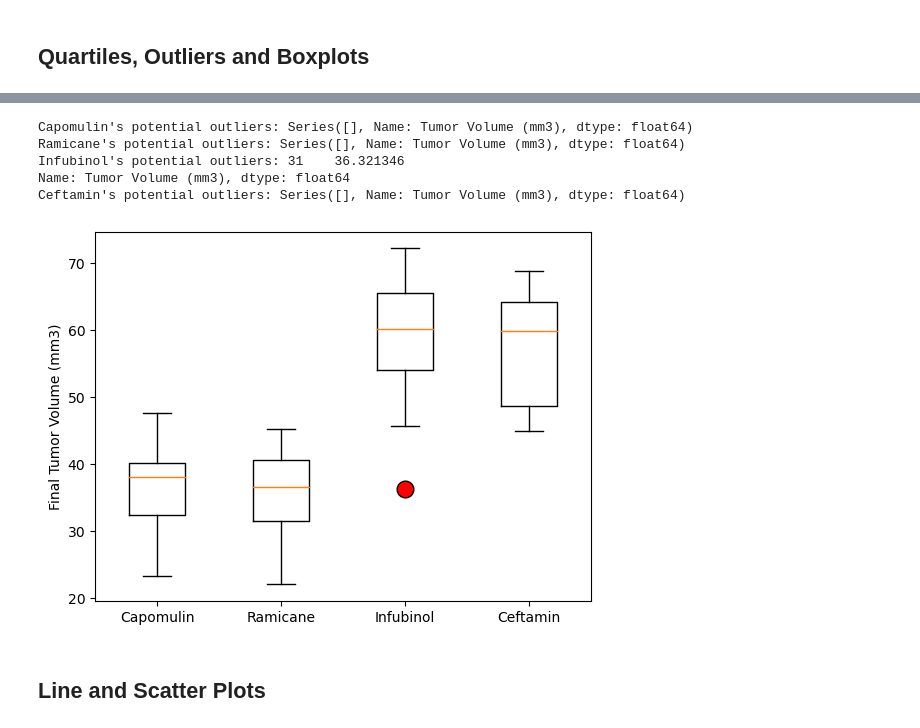
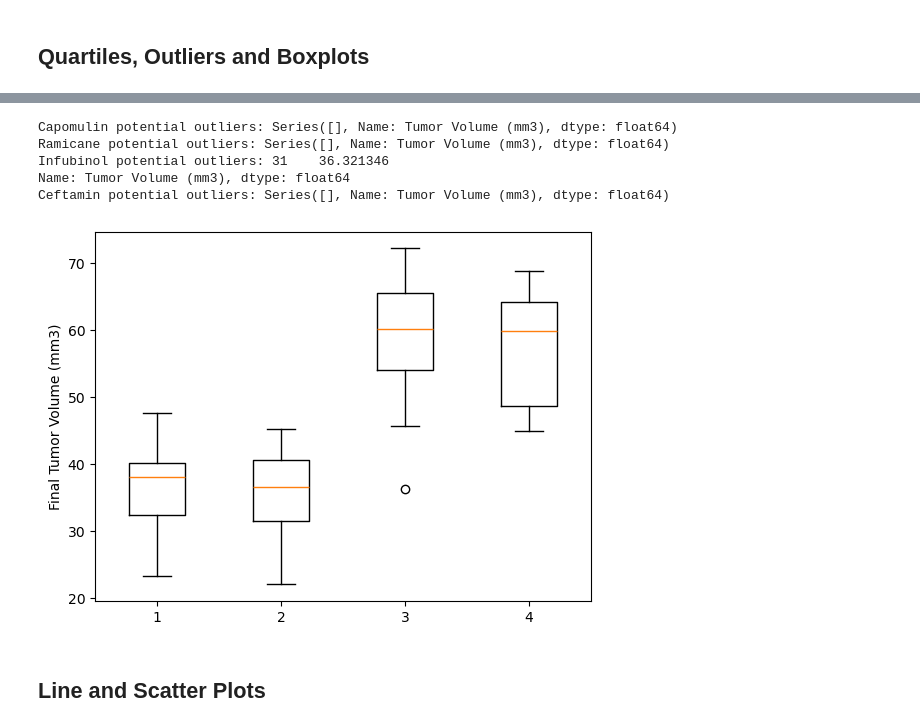
Before and after one commit to fincherc/fincherc-pymaceuticals, a Jupyter notebook: Pymaceuticals/fincherc_pymaceuticals.ipynb, the cells around one changed output, grey strips where cells are left out. Cells and saved outputs as stored; diff of their text form; code cells hidden in the pictures.

Commit message:
box plot

```diff
--- a/Pymaceuticals/fincherc_pymaceuticals.ipynb
+++ b/Pymaceuticals/fincherc_pymaceuticals.ipynb
@@ -199,6 +199,12 @@ plt.show()
 # Capomulin, Ramicane, Infubinol, and Ceftamin
 
 # Start by getting the last (greatest) timepoint for each mouse
+max_mouse_timepoint = updated_mouse_df.groupby("Mouse ID")["Timepoint"].max()
+max_mouse_timepoint = max_mouse_timepoint.reset_index()
+max_mouse_timepoint.columns = ["Mouse ID", "Timepoint"]
+
 
 
 # Merge this group df with the original DataFrame to get the tumor volume at the last timepoint
+greatest_timepoint_mouse_df = pd.merge(max_mouse_timepoint, updated_mouse_df, on=["Mouse ID", "Timepoint"], how="left" )
+greatest_timepoint_mouse_df
@@ -205,30 +225,47 @@ plt.show()
 # %%
 # Put treatments into a list for for loop (and later for plot labels)
-
+treatments = ["Capomulin", "Ramicane", "Infubinol", "Ceftamin"]
 
 # Create empty list to fill with tumor vol data (for plotting)
-
+tumor_vol_data = []
 
 # Calculate the IQR and quantitatively determine if there are any potential outliers.
+for treatment in treatments:
+    subset = greatest_timepoint_mouse_df[greatest_timepoint_mouse_df['Drug Regimen'] == treatment]['Tumor Volume (mm3)']
 
+    quartiles = subset.quantile([0.25, 0.5, 0.75])
+    lowerq = quartiles[0.25]
+    upperq = quartiles[0.75]
+    iqr = upperq - lowerq
 
     # Locate the rows which contain mice on each drug and get the tumor volumes
-
+    tumor_vol_data.append(subset)
 
     # add subset
 
 
     # Determine outliers using upper and lower bounds
+    lower_bound = lowerq - (1.5 * iqr)
+    upper_bound = upperq + (1.5 * iqr)
+    outliers = subset[(subset < lower_bound) | (subset > upper_bound)]
+
+    print(f"{treatment} potential outliers: {outliers}")
+
+# print(tumor_vol_data[0])
 # %% [output]
-Capomulin's potential outliers: Series([], Name: Tumor Volume (mm3), dtype: float64)
-Ramicane's potential outliers: Series([], Name: Tumor Volume (mm3), dtype: float64)
-Infubinol's potential outliers: 31    36.321346
+Capomulin potential outliers: Series([], Name: Tumor Volume (mm3), dtype: float64)
+Ramicane potential outliers: Series([], Name: Tumor Volume (mm3), dtype: float64)
+Infubinol potential outliers: 31    36.321346
 Name: Tumor Volume (mm3), dtype: float64
-Ceftamin's potential outliers: Series([], Name: Tumor Volume (mm3), dtype: float64)
+Ceftamin potential outliers: Series([], Name: Tumor Volume (mm3), dtype: float64)
 # %%
 # Generate a box plot that shows the distrubution of the tumor volume for each treatment group.
+fig1, ax1 = plt.subplots()
+ax1.set_ylabel("Final Tumor Volume (mm3)")
+ax1.boxplot(tumor_vol_data)
+plt.show()
 # %% [output]
-[figure, old version]
+[figure, new version]
 # %% [markdown]
 ## Line and Scatter Plots
 # %%
```
Also changed, not shown: parts of 1 cell of this notebook.
